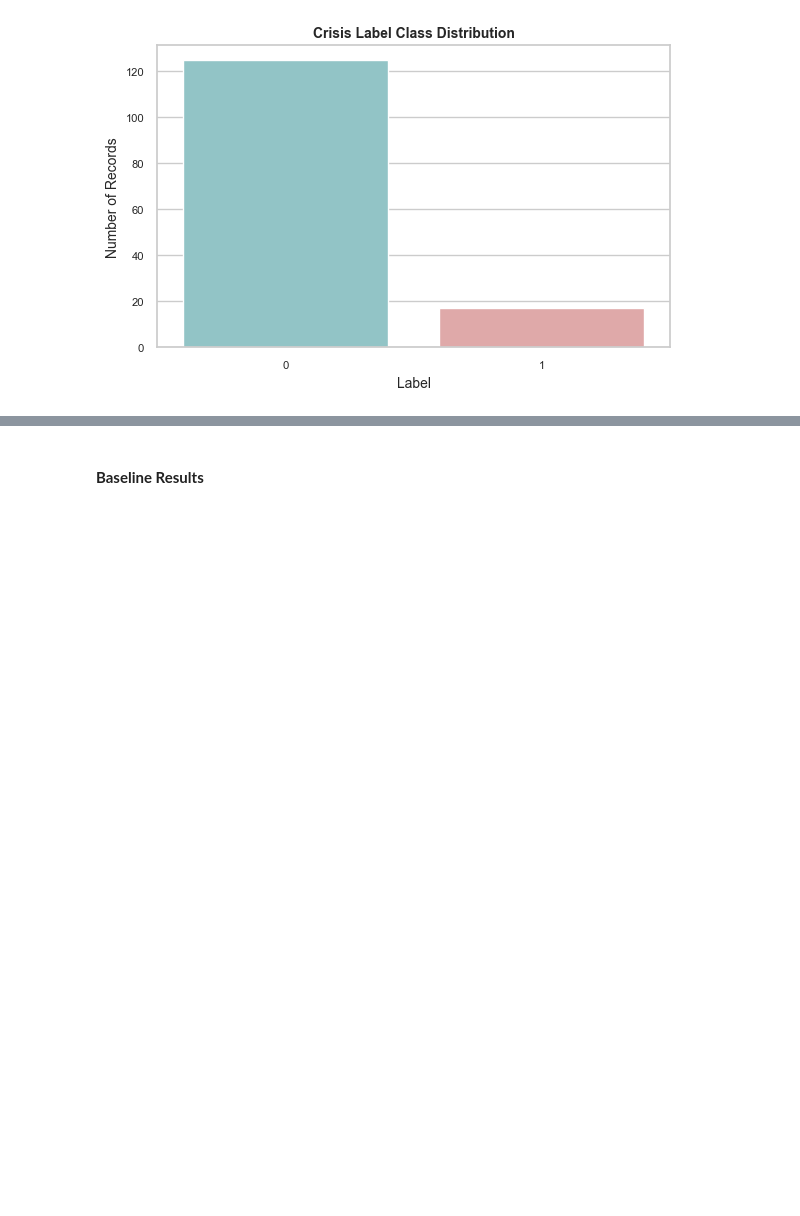
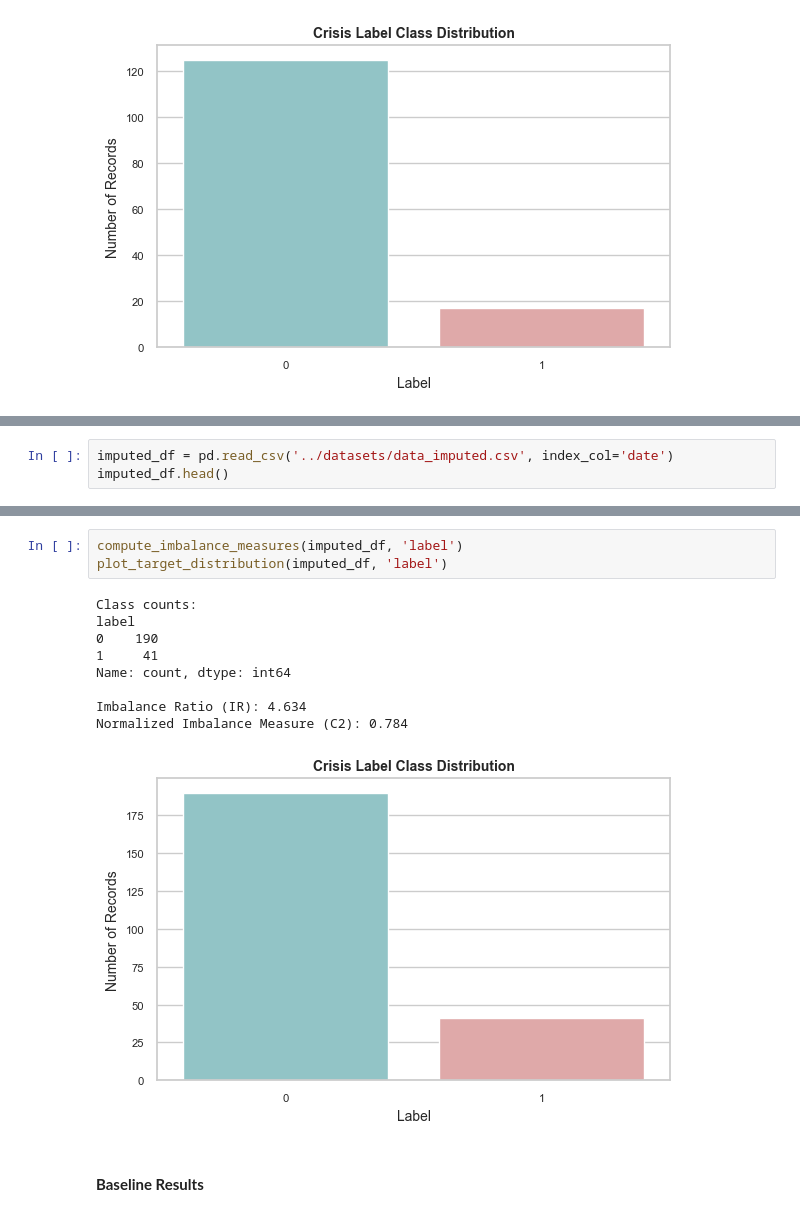
Before and after one commit to sarataboas/socialCrisis_prediction, a Jupyter notebook: notebooks/class_imbalance.ipynb, the cells around one changed output, grey strips where cells are left out. Saved outputs shown, nothing was run; the diff lists cells and outputs as text; blank space fills up the shorter version.

Commit message:
missing data pipeline test

```diff
--- a/notebooks/class_imbalance.ipynb
+++ b/notebooks/class_imbalance.ipynb
@@ -38,0 +43,3 @@ plot_target_distribution(base_df, 'label')
+# %%
+imputed_df = pd.read_csv('../datasets/data_imputed.csv', index_col='date')
+imputed_df.head()
@@ -39,3 +55,16 @@ plot_target_distribution(base_df, 'label')
+# %%
+compute_imbalance_measures(imputed_df, 'label')
+plot_target_distribution(imputed_df, 'label')
+# %% [output]
+Class counts:
+label
+0    190
+1     41
+Name: count, dtype: int64
+
+Imbalance Ratio (IR): 4.634
+Normalized Imbalance Measure (C2): 0.784
+[figure, added]
 # %% [markdown]
 #### **Baseline Results**
 # %%
```
Also changed, not shown: parts of 30 cells of this notebook, 11 other files.
